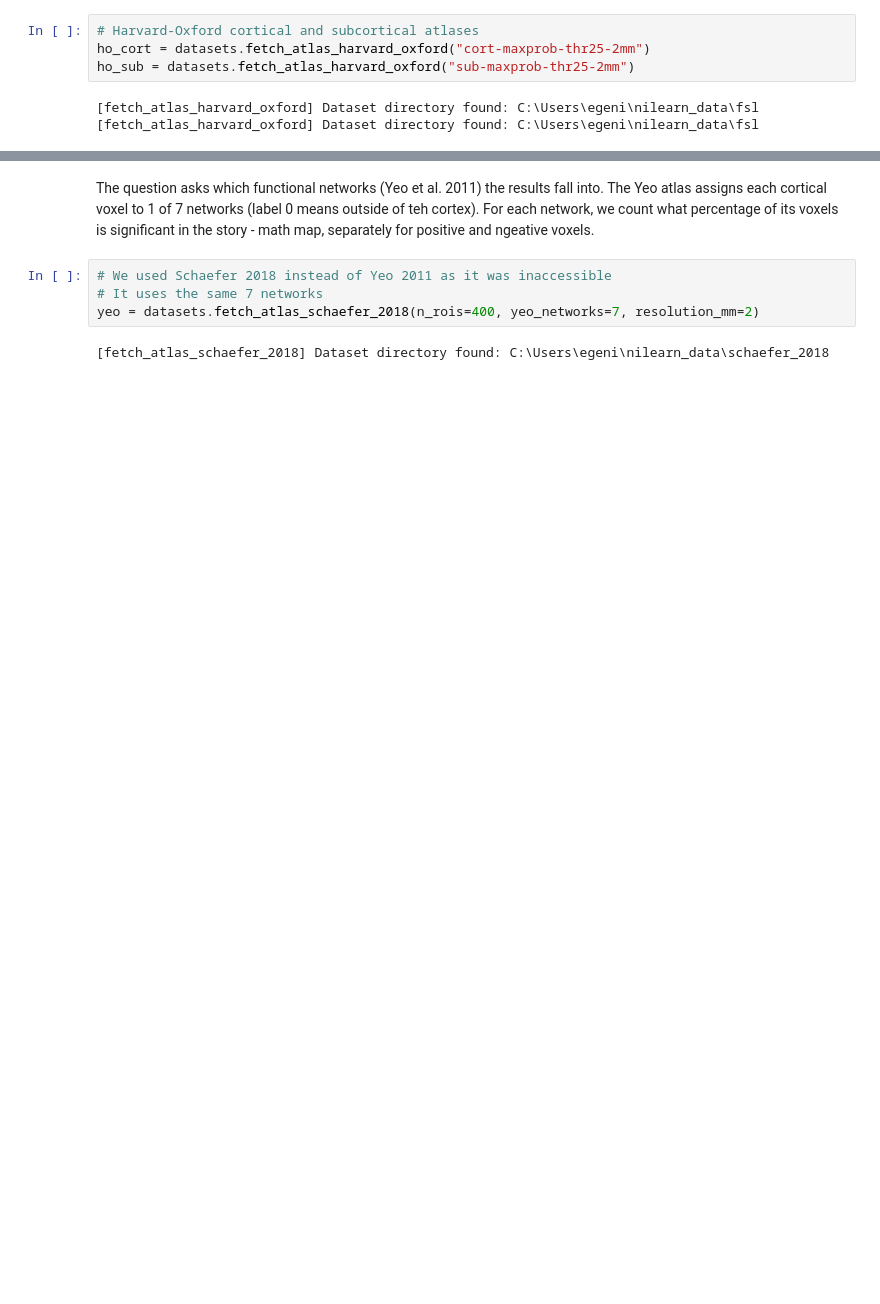
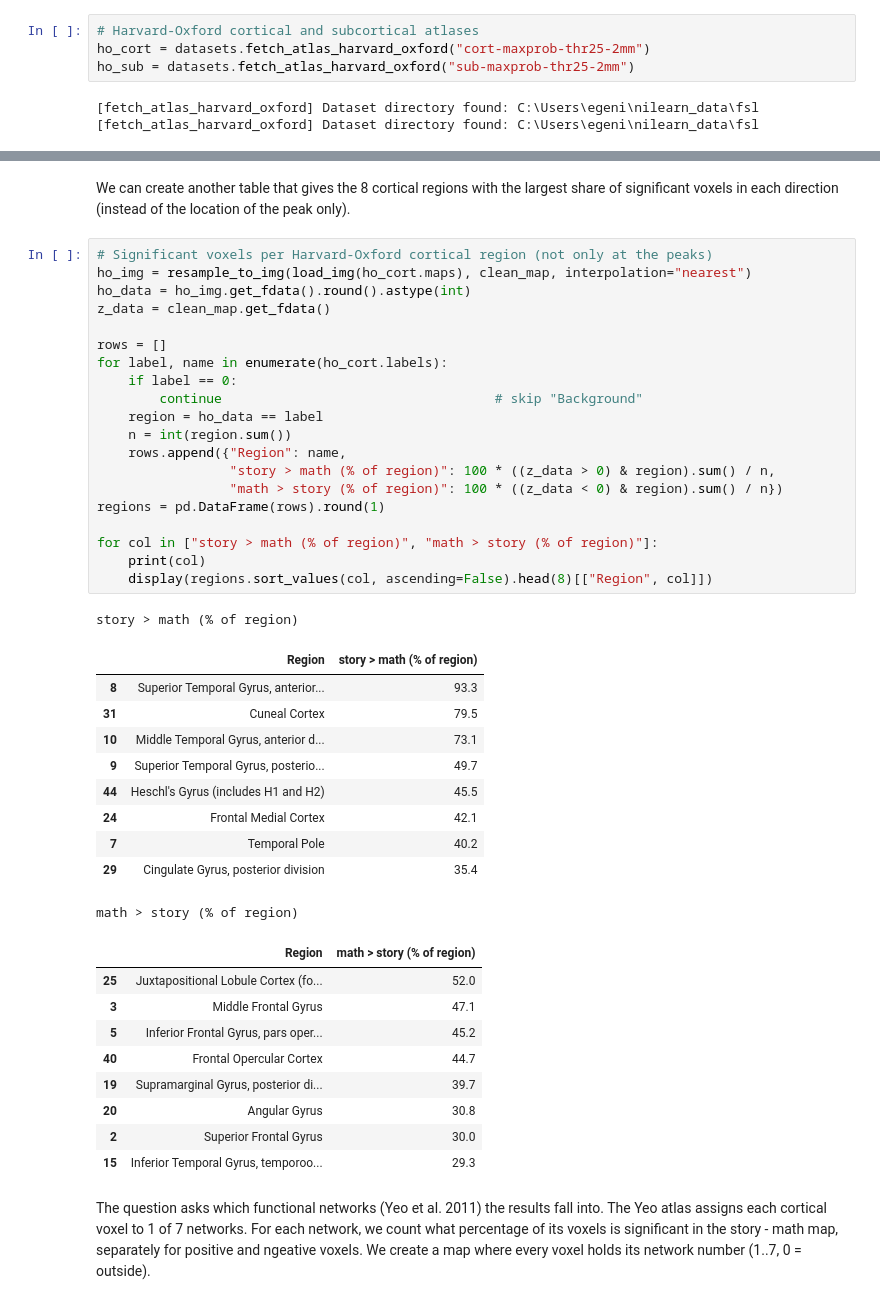
Before and after one commit to egenilloud/NX421_project1, a Jupyter notebook: scripts/02_GLM.ipynb, the cells around one changed output, grey strips where cells are left out. Cells and saved outputs as stored; diff of their text form; blank space fills up the shorter version.

```diff
--- a/scripts/GLM.ipynb
+++ b/scripts/02_GLM.ipynb
@@ -391,11 +397,48 @@ display(main.sort_values("Cluster Size (mm3)", ascending=False).head(20))
 | 18 | 6 | 20.0 | -16.0 | -16.0 | 4.825430 | 1328 | Background | Right Hippocampus | ... |
 | 97 | 80 | 16.0 | 40.0 | -12.0 | -4.257621 | 1320 | Background | Right Cerebral White Matter | ... |
 | 30 | 10 | -12.0 | -92.0 | -20.0 | 4.711039 | 832 | Background | Left Cerebral Cortex | ... |
+# %% [markdown]
+We can create another table that gives the 8 cortical regions with the largest share of significant voxels in each direction (instead of the location of the peak only).
+# %%
+# Significant voxels per Harvard-Oxford cortical region (not only at the peaks)
+ho_img = resample_to_img(load_img(ho_cort.maps), clean_map, interpolation="nearest")
+ho_data = ho_img.get_fdata().round().astype(int)
+z_data = clean_map.get_fdata()
+
+rows = []
+for label, name in enumerate(ho_cort.labels):
+    if label == 0:
+        continue                                   # skip "Background"
+    region = ho_data == label
+    n = int(region.sum())
+    rows.append({"Region": name,
+                 "story > math (% of region)": 100 * ((z_data > 0) & region).sum() / n,
+                 "math > story (% of region)": 100 * ((z_data < 0) & region).sum() / n})
+regions = pd.DataFrame(rows).round(1)
+
+for col in ["story > math (% of region)", "math > story (% of region)"]:
+    print(col)
+    display(regions.sort_values(col, ascending=False).head(8)[["Region", col]])
+# %% [output]
+story > math (% of region)
+|  | Region | story > math (% of region) |
+| 8 | Superior Temporal Gyrus, anterior... | 93.3 |
+| 31 | Cuneal Cortex | 79.5 |
+| 10 | Middle Temporal Gyrus, anterior d... | 73.1 |
+| 9 | Superior Temporal Gyrus, posterio... | 49.7 |
+| 44 | Heschl's Gyrus (includes H1 and H2) | 45.5 |
+| 24 | Frontal Medial Cortex | 42.1 |
+| 7 | Temporal Pole | 40.2 |
+| 29 | Cingulate Gyrus, posterior division | 35.4 |
+math > story (% of region)
+|  | Region | math > story (% of region) |
+| 25 | Juxtapositional Lobule Cortex (fo... | 52.0 |
+| 3 | Middle Frontal Gyrus | 47.1 |
+| 5 | Inferior Frontal Gyrus, pars oper... | 45.2 |
+| 40 | Frontal Opercular Cortex | 44.7 |
+| 19 | Supramarginal Gyrus, posterior di... | 39.7 |
+| 20 | Angular Gyrus | 30.8 |
+| 2 | Superior Frontal Gyrus | 30.0 |
+| 15 | Inferior Temporal Gyrus, temporoo... | 29.3 |
 # %% [markdown]
-The question asks which functional networks (Yeo et al. 2011) the results fall into. The Yeo atlas assigns each cortical voxel to 1 of 7 networks (label 0 means outside of teh cortex). For each network, we count what percentage of its voxels is significant in the story - math map, separately for positive and ngeative voxels.
+The question asks which functional networks (Yeo et al. 2011) the results fall into. The Yeo atlas assigns each cortical voxel to 1 of 7 networks. For each network, we count what percentage of its voxels is significant in the story - math map, separately for positive and ngeative voxels. We create a map where every voxel holds its network number (1..7, 0 = outside).
-# %%
-# We used Schaefer 2018 instead of Yeo 2011 as it was inaccessible
-# It uses the same 7 networks
-yeo = datasets.fetch_atlas_schaefer_2018(n_rois=400, yeo_networks=7, resolution_mm=2)
-# %% [output]
-[fetch_atlas_schaefer_2018] Dataset directory found: C:\Users\egeni\nilearn_data\schaefer_2018
```
Also changed, not shown: parts of 12 cells of this notebook.
